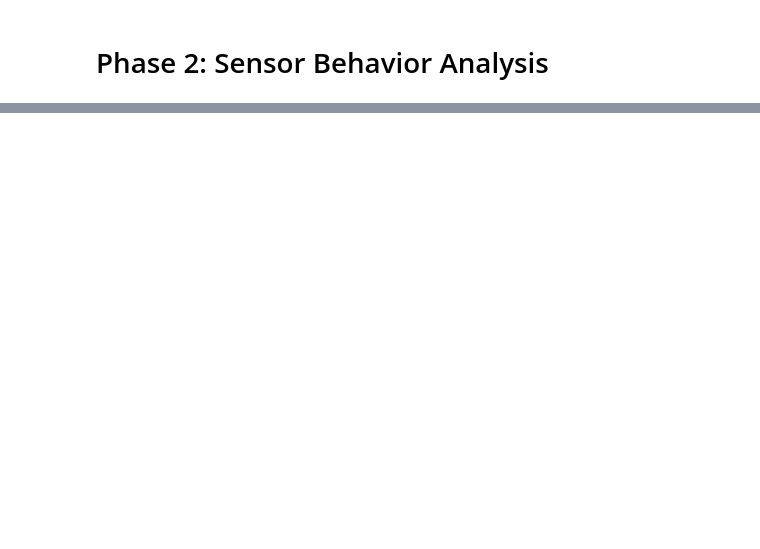
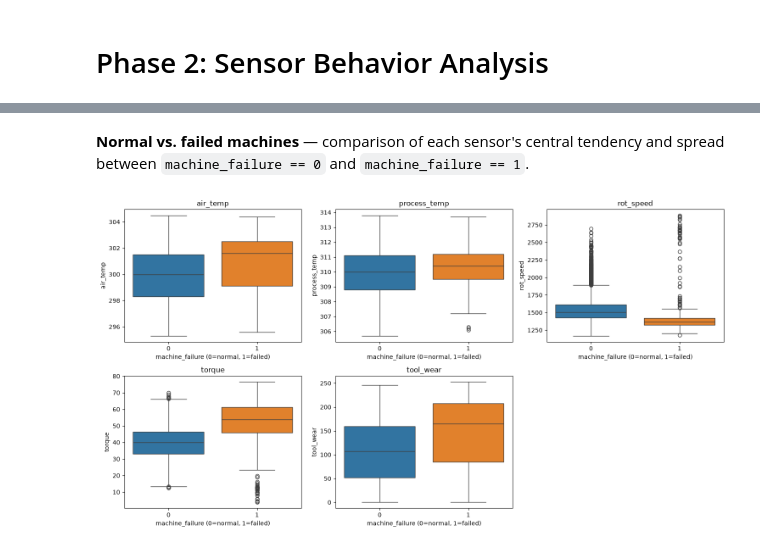
Before and after one commit to JohannFloydmann/MachineLearning, a Jupyter notebook: practise2/practise2.ipynb, the cells around one changed output, grey strips where cells are left out. Cells and saved outputs as stored; diff of their text form; code cells hidden in the pictures; blank space fills up the shorter version.

```diff
--- a/practise2/practise2.ipynb
+++ b/practise2/practise2.ipynb
@@ -157,14 +148,9 @@ for col in numeric_sensors:
 # %%
-fig, axes = plt.subplots(3, 2, figsize=(14, 12))
-axes = axes.flatten()
-
-for i, col in enumerate(numeric_sensors):
-    sns.boxplot(data=df, x='Machine failure', y=col, ax=axes[i], hue='Machine failure', legend=False)
-    axes[i].set_title(f'{col} by Failure Status')
-    axes[i].set_xlabel('')
-
-fig.delaxes(axes[5])
-
-fig.tight_layout()
-plt.show()
+extreme_zones = pd.DataFrame({
+    'p01': df[numeric_cols].quantile(0.01),
+    'p99': df[numeric_cols].quantile(0.99),
+    'count_below_p01': (df[numeric_cols] < df[numeric_cols].quantile(0.01)).sum(),
+    'count_above_p99': (df[numeric_cols] > df[numeric_cols].quantile(0.99)).sum(),
+})
+extreme_zones
 # %% [output]
@@ -171,0 +171,13 @@ plt.show()
+# %% [markdown]
+**Normal vs. failed machines** — comparison of each sensor's central tendency and spread between `machine_failure == 0` and `machine_failure == 1`.
+# %%
+fig, axes = plt.subplots(2, 3, figsize=(15, 8))
+for ax, col in zip(axes.flat, numeric_cols):
+    sns.boxplot(data=df, x='machine_failure', y=col, ax=ax, hue='machine_failure', legend=False)
+    ax.set_title(col)
+    ax.set_xlabel('machine_failure (0=normal, 1=failed)')
+axes.flat[-1].axis('off')
+plt.tight_layout()
+plt.show()
+# %% [output]
+[figure, added]
```
Also changed, not shown: parts of 23 cells of this notebook.
